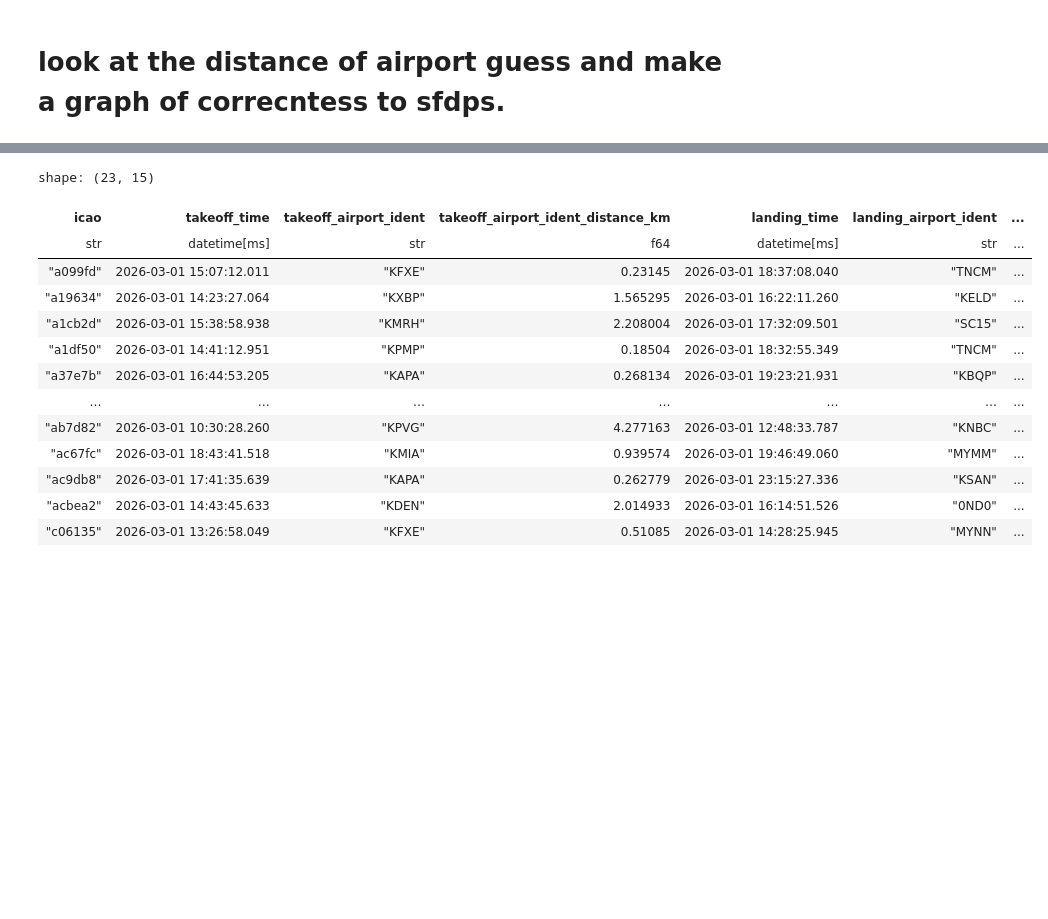
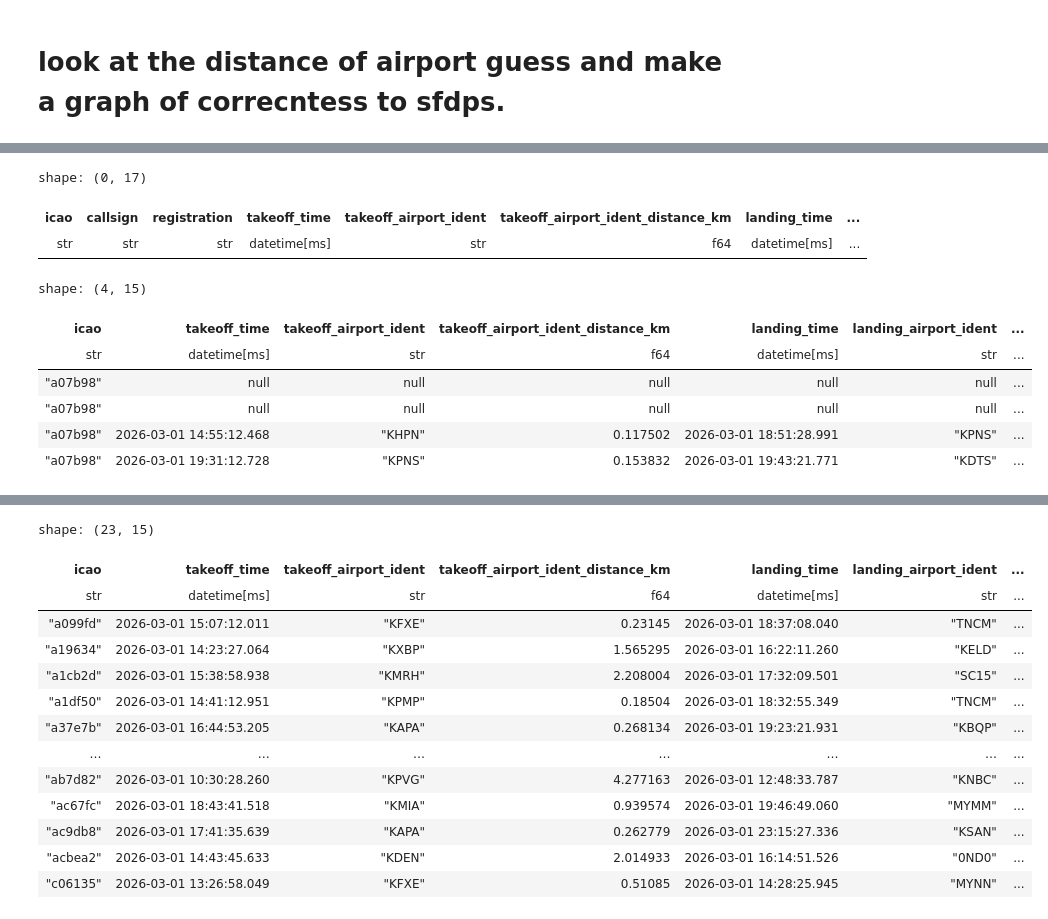
Before and after one commit to PlaneQuery/planequery-data, a Jupyter notebook: notebooks/flights/flights_comparision_3.ipynb, the cells around one changed output, grey strips where cells are left out. Saved outputs shown, nothing was run; the diff lists cells and outputs as text; code cells hidden in the pictures; blank space fills up the shorter version.

```diff
--- a/notebooks/flights/flights_comparision_3.ipynb
+++ b/notebooks/flights/flights_comparision_3.ipynb
@@ -52,0 +87,6 @@ df = df.filter(
+# %%
+df_model.filter(pl.col("icao") == "a67084")
+# %% [output]
+shape: (0, 17)
+| icao | callsign | registration | takeoff_time | takeoff_airport_ident | takeoff_airport_ident_distance_km | landing_time | ... |
+| str | str | str | datetime[ms] | str | f64 | datetime[ms] | ... |
@@ -52,0 +98,11 @@ df = df.filter(
+# %%
+icao = "a07b98"
+df.filter(pl.col("icao") == icao)
+# %% [output]
+shape: (4, 15)
+| icao | takeoff_time | takeoff_airport_ident | takeoff_airport_ident_distance_km | landing_time | landing_airport_ident | ... |
+| str | datetime[ms] | str | f64 | datetime[ms] | str | ... |
+| "a07b98" | null | null | null | null | null | ... |
+| "a07b98" | null | null | null | null | null | ... |
+| "a07b98" | 2026-03-01 14:55:12.468 | "KHPN" | 0.117502 | 2026-03-01 18:51:28.991 | "KPNS" | ... |
+| "a07b98" | 2026-03-01 19:31:12.728 | "KPNS" | 0.153832 | 2026-03-01 19:43:21.771 | "KDTS" | ... |
```
Also changed, not shown: parts of 9 cells of this notebook, 1 other file.
